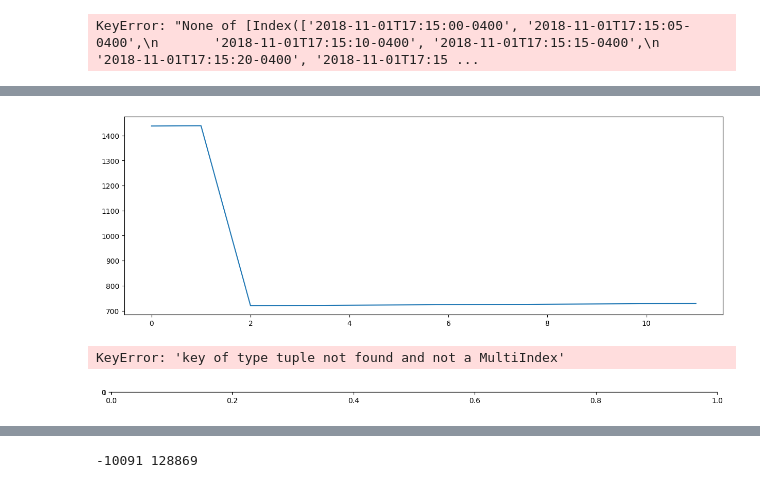
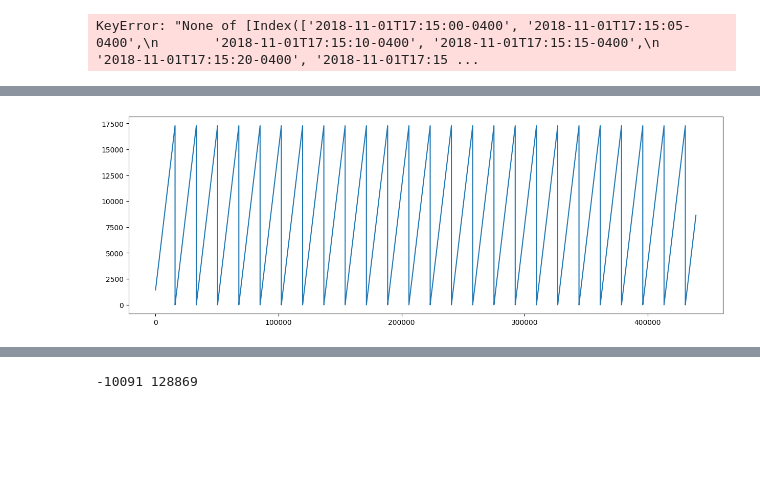
Before and after one commit to doubleman89/detect-sleep-state, a Jupyter notebook: series-class_v3.ipynb, the cells around one changed output, grey strips where cells are left out. Cells and saved outputs as stored; diff of their text form; code cells hidden in the pictures; blank space fills up the shorter version.

```diff
--- a/series-class_v3.ipynb
+++ b/series-class_v3.ipynb
@@ -277,9 +231,4 @@ series.series["2b8d87addea9"].serie.iloc[161818:161830]
 # %%
-plot_all(np.expand_dims(series.series["2b8d87addea9"].serie['daily_step'].iloc[161818:161830],axis =-1))
+plot_all(np.expand_dims(series.series["2b8d87addea9"].serie['daily_step'].iloc[161818:],axis =-1))
 # %% [output]
-[figure, old version]
+[figure, new version]
-# %%
-plot_all(series.series["2b8d87addea9"].mask['daily_step'].iloc[124440:253309])
-# %% [output]
-KeyError: 'key of type tuple not found and not a MultiIndex'
-[figure, removed]
```
Also changed, not shown: parts of 16 cells of this notebook, 3 other files.
